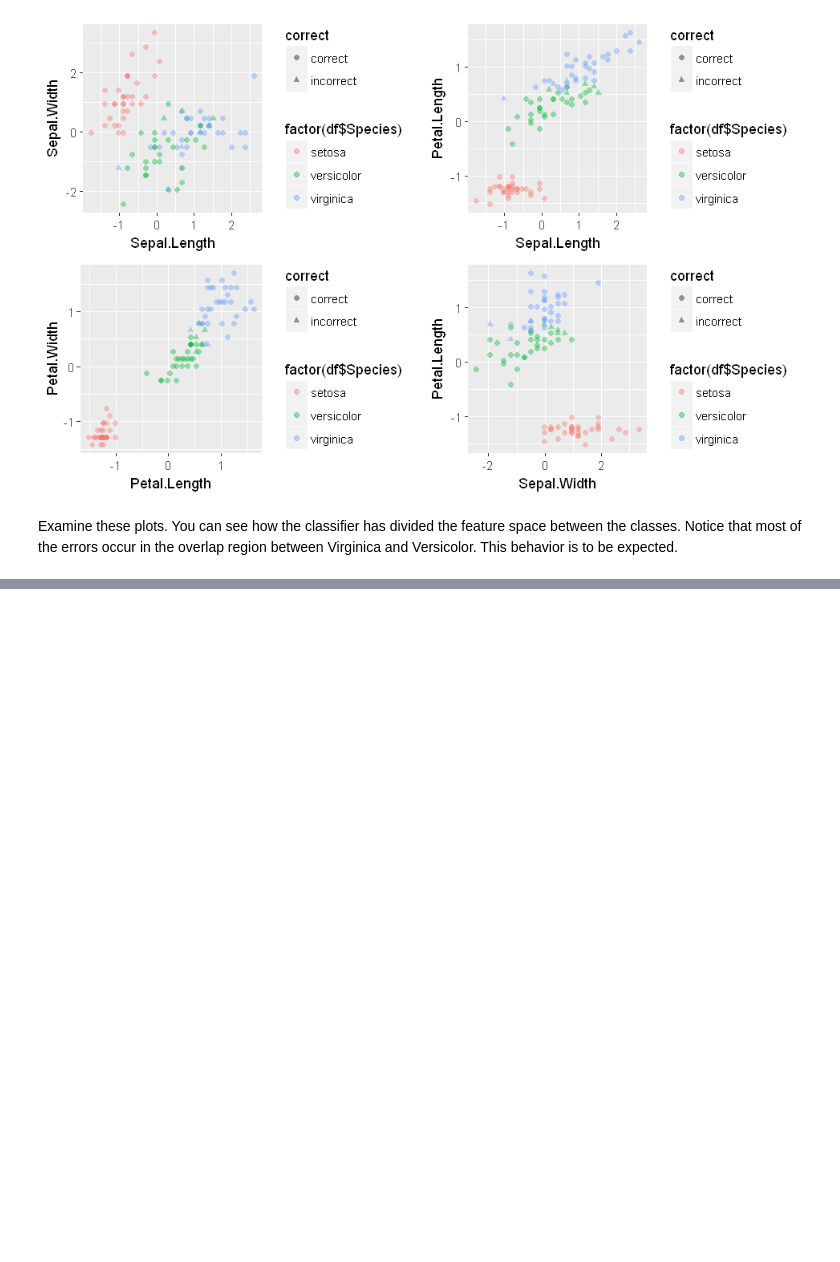
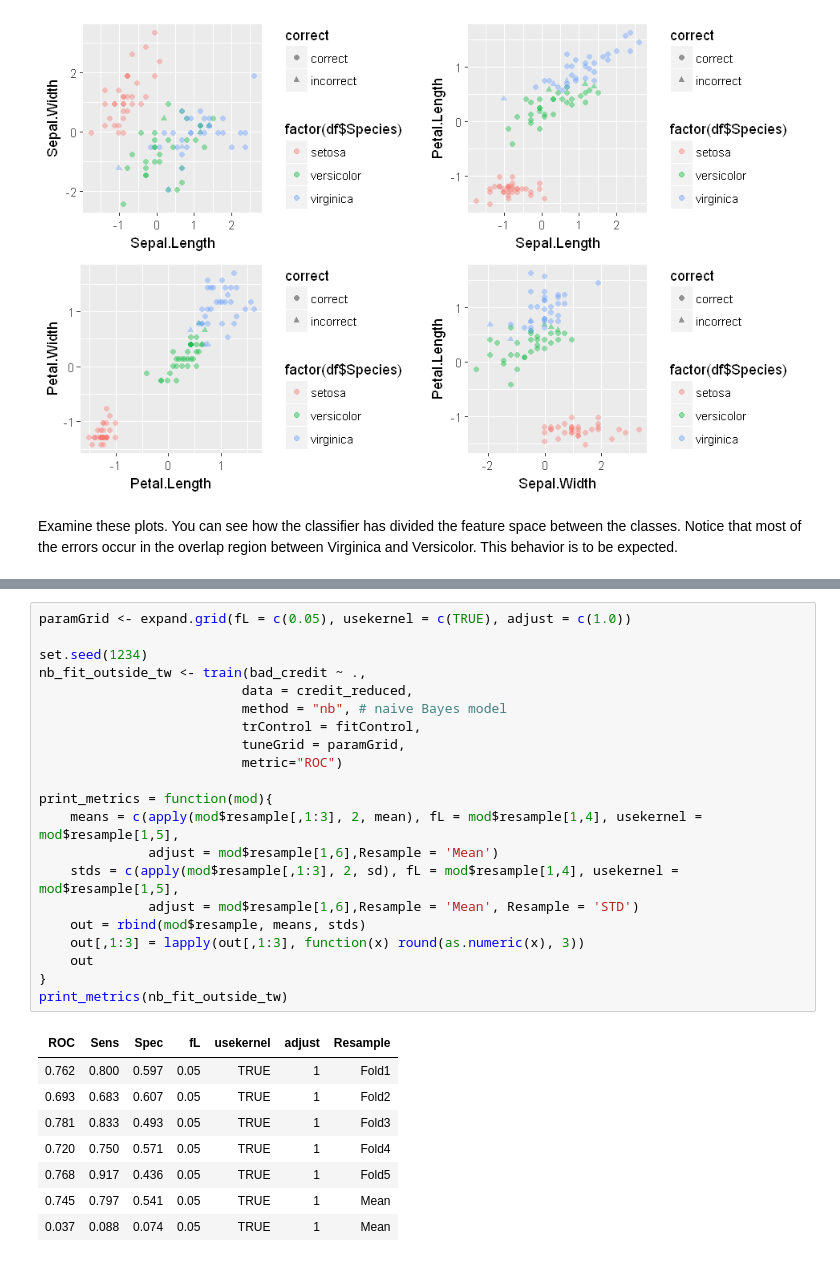
Before and after one commit to vijayraavi/Principles-of-Machine-Learning-R, a Jupyter notebook: Module6/NaiveBayes.ipynb, the cells around one changed output, grey strips where cells are left out. Drawn from its saved outputs; the diff is of its cells as text; blank space fills up the shorter version.

```diff
--- a/Module6/NaiveBayes.ipynb
+++ b/Module6/NaiveBayes.ipynb
@@ -540,0 +494,30 @@ In this lab you have accomplished the following:
+# %%
+paramGrid <- expand.grid(fL = c(0.05), usekernel = c(TRUE), adjust = c(1.0))
+
+set.seed(1234)
+nb_fit_outside_tw <- train(bad_credit ~ .,
+                          data = credit_reduced,
+                          method = "nb", # naive Bayes model
+                          trControl = fitControl,
+                          tuneGrid = paramGrid,
+                          metric="ROC")
+
+print_metrics = function(mod){
+    means = c(apply(mod$resample[,1:3], 2, mean), fL = mod$resample[1,4], usekernel = mod$resample[1,5],
+              adjust = mod$resample[1,6],Resample = 'Mean')
+    stds = c(apply(mod$resample[,1:3], 2, sd), fL = mod$resample[1,4], usekernel = mod$resample[1,5],
+              adjust = mod$resample[1,6],Resample = 'Mean', Resample = 'STD')
+    out = rbind(mod$resample, means, stds)
+    out[,1:3] = lapply(out[,1:3], function(x) round(as.numeric(x), 3))
+    out
+}
+print_metrics(nb_fit_outside_tw)
+# %% [output]
+| ROC | Sens | Spec | fL | usekernel | adjust | Resample |
+| 0.762 | 0.800 | 0.597 | 0.05 | TRUE | 1 | Fold1 |
+| 0.693 | 0.683 | 0.607 | 0.05 | TRUE | 1 | Fold2 |
+| 0.781 | 0.833 | 0.493 | 0.05 | TRUE | 1 | Fold3 |
+| 0.720 | 0.750 | 0.571 | 0.05 | TRUE | 1 | Fold4 |
+| 0.768 | 0.917 | 0.436 | 0.05 | TRUE | 1 | Fold5 |
+| 0.745 | 0.797 | 0.541 | 0.05 | TRUE | 1 | Mean |
+| 0.037 | 0.088 | 0.074 | 0.05 | TRUE | 1 | Mean |
```
Also changed, not shown: parts of 52 cells of this notebook.
